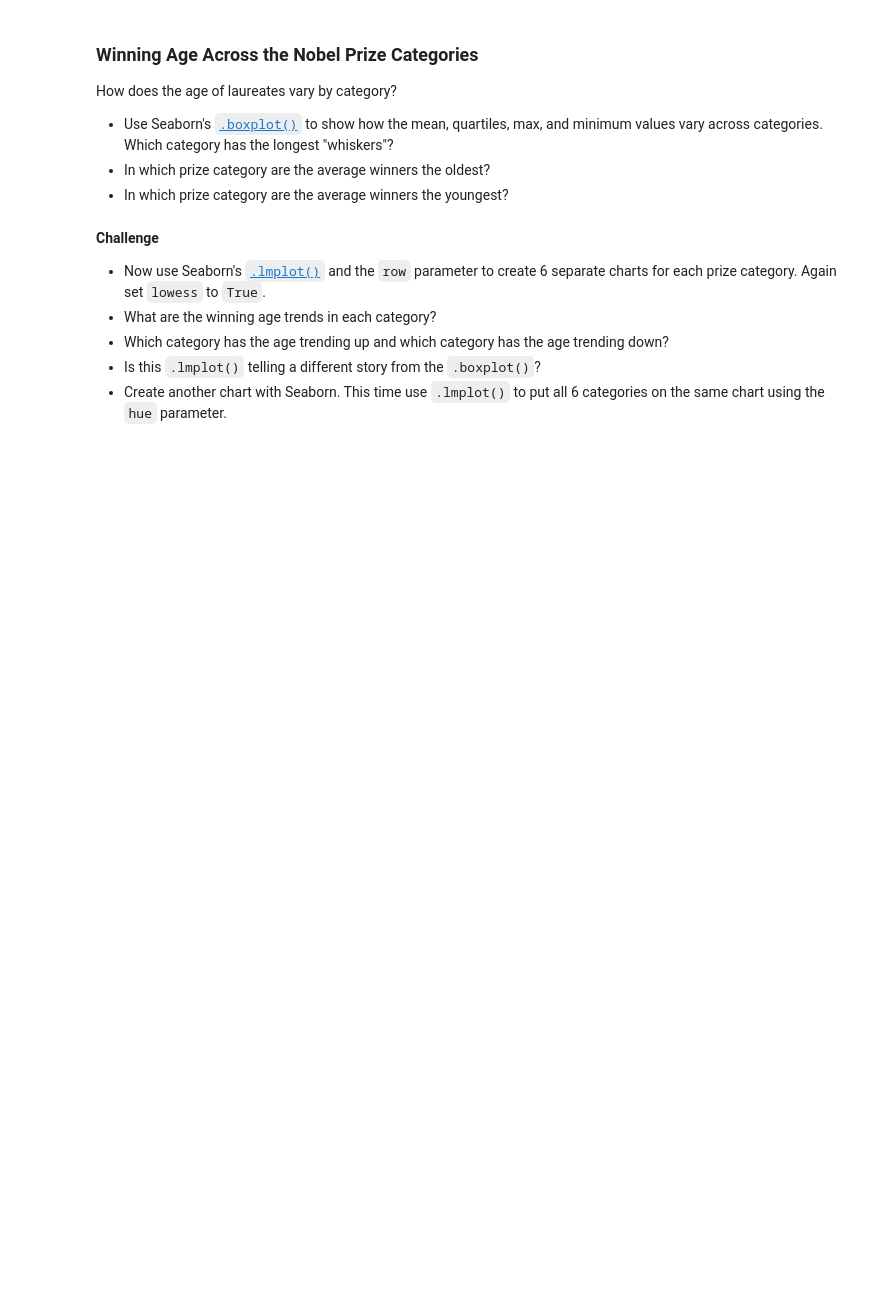
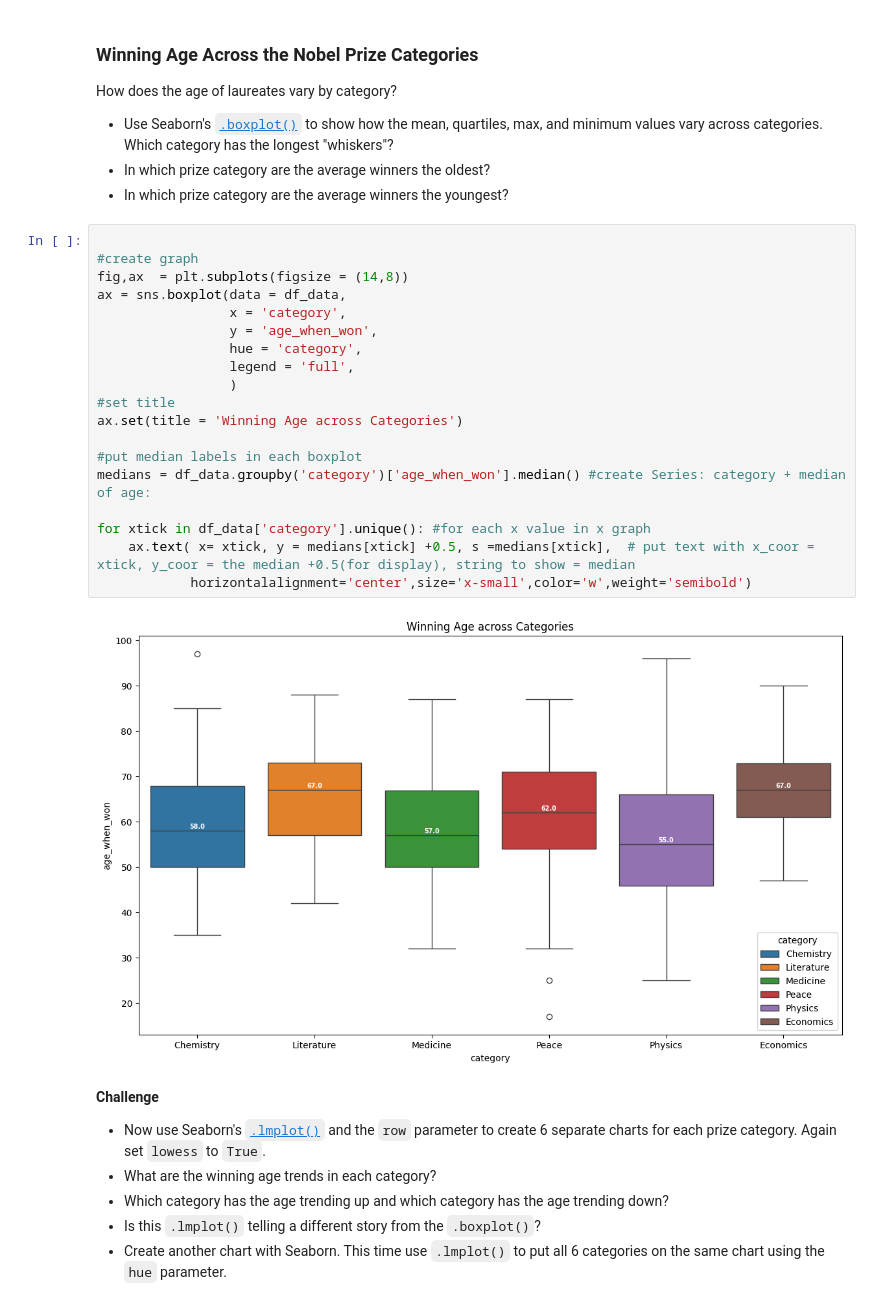
Before and after one commit to hai1862003/NobelPrizeAnalyze, a Jupyter notebook: Nobel_Prize_Analysis_(start).ipynb, the cells around one changed output. Drawn from its saved outputs; the diff is of its cells as text; blank space fills up the shorter version.

```diff
--- a/Nobel_Prize_Analysis_(start).ipynb
+++ b/Nobel_Prize_Analysis_(start).ipynb
@@ -683,6 +1058,27 @@ How does the age of laureates vary by category?
 * Use Seaborn's [`.boxplot()`](https://seaborn.pydata.org/generated/seaborn.boxplot.html?highlight=boxplot#seaborn.boxplot) to show how the mean, quartiles, max, and minimum values vary across categories. Which category has the longest "whiskers"?
 * In which prize category are the average winners the oldest?
 * In which prize category are the average winners the youngest?
+# %%
+
+#create graph
+fig,ax  = plt.subplots(figsize = (14,8))
+ax = sns.boxplot(data = df_data,
+                 x = 'category',
+                 y = 'age_when_won',
+                 hue = 'category',
+                 legend = 'full',
+                 )
+#set title
+ax.set(title = 'Winning Age across Categories')
+
+#put median labels in each boxplot
+medians = df_data.groupby('category')['age_when_won'].median() #create Series: category + median of age:
+
+for xtick in df_data['category'].unique(): #for each x value in x graph
+    ax.text( x= xtick, y = medians[xtick] +0.5, s =medians[xtick],  # put text with x_coor = xtick, y_coor = the median +0.5(for display), string to show = median
+            horizontalalignment='center',size='x-small',color='w',weight='semibold')
+# %% [output]
+[figure, added]
 # %% [markdown]
 **Challenge**
 * Now use Seaborn's [`.lmplot()`](https://seaborn.pydata.org/generated/seaborn.lmplot.html?highlight=lmplot#seaborn.lmplot) and the `row` parameter to create 6 separate charts for each prize category. Again set `lowess` to `True`.
```
Also changed, not shown: parts of 28 cells of this notebook.
